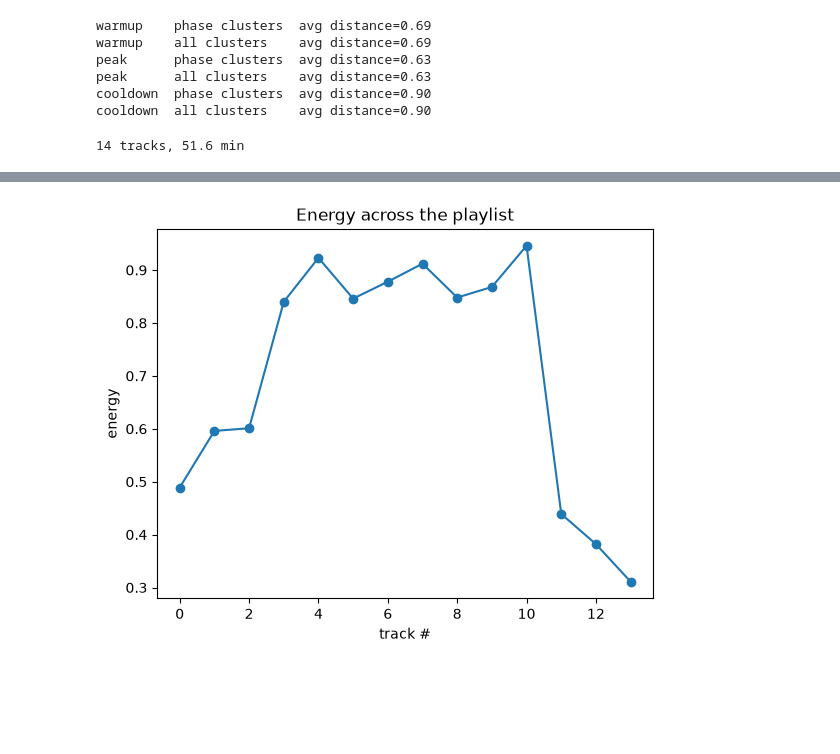
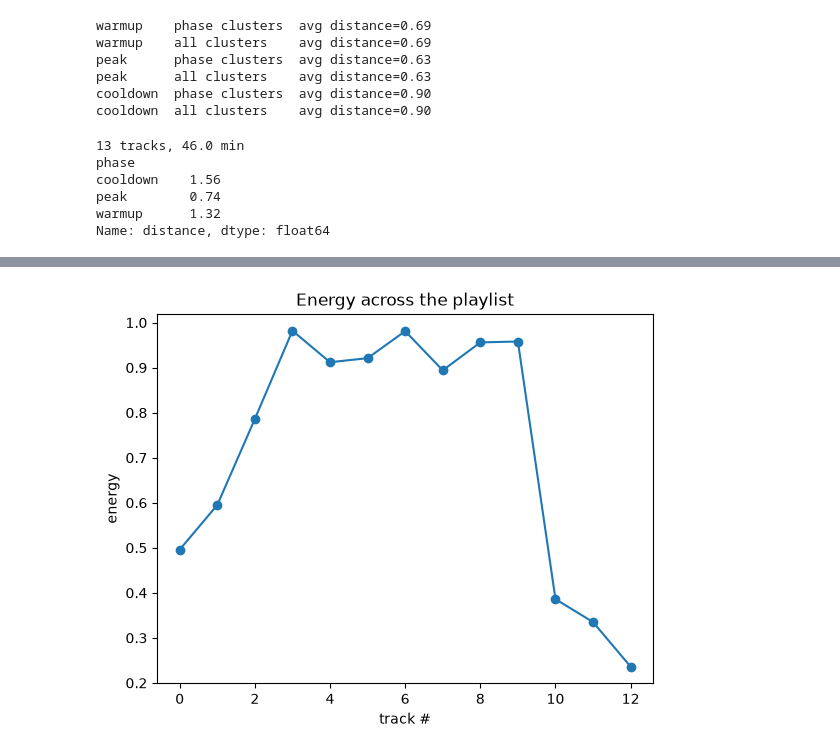
Before and after one commit to pranav-hariharan/pump-sync, a Jupyter notebook: notebooks/01_explore.ipynb, the cells around one changed output, grey strips where cells are left out. Drawn from its saved outputs; the diff is of its cells as text; code cells hidden in the pictures; blank space fills up the shorter version.

Commit message:
Added Gemini mood parser grounded in cluster profiles

```diff
--- a/notebooks/01_explore.ipynb
+++ b/notebooks/01_explore.ipynb
@@ -220,6 +220,23 @@ PHASE_CLUSTERS = {
     "cooldown": [3],
 }
 
+def phase_bounds(clusters, low=5, high=95):
+    sub = df[df["cluster"].isin(clusters)]
+    return {f: (sub[f].quantile(low / 100), sub[f].quantile(high / 100))
+            for f in FEATURES}
+
+PHASE_BOUNDS = {p: phase_bounds(c) for p, c in PHASE_CLUSTERS.items()}
+
+def fit_plan_to_data(plan):
+    """Pull each LLM target into the range of songs that exist for that phase."""
+    return {phase: {f: min(max(v, PHASE_BOUNDS[phase][f][0]), PHASE_BOUNDS[phase][f][1])
+                    for f, v in vec.items()}
+            for phase, vec in plan.items()}
+
+fitted = fit_plan_to_data(plan)
+for phase, vec in fitted.items():
+    print(phase, {k: round(v, 2) for k, v in vec.items()})
+
 df["cluster_name"] = df["cluster"].map(CLUSTER_NAMES)
 df["cluster_name"].value_counts()
 # %% [output]
@@ -375,7 +395,7 @@ cooldown  all clusters    avg distance=0.90
 import matplotlib.pyplot as plt
 
 def fill_phase(target, clusters, budget_ms, used_ids, artist_counts,
-               max_per_artist=2, seed=None):
+               max_per_artist=2, tolerance_ms=60_000, seed=None):
     # n == pool_size, so this returns the whole pool of closest matches
     pool = top_matches(target, clusters, n=60, pool_size=60, seed=seed)
     pool = pool.sample(frac=1, random_state=seed)  # shuffle for variety
@@ -387,6 +407,9 @@ def fill_phase(target, clusters, budget_ms, used_ids, artist_counts,
         artist = row["main_artist"]
         if row["track_id"] in used_ids or artist_counts.get(artist, 0) >= max_per_artist:
             continue
+        # Skip songs that would push this phase well past its time budget
+        if total + row["duration_ms"] > budget_ms + tolerance_ms:
+            continue
         chosen.append(row)
         total += row["duration_ms"]
         used_ids.add(row["track_id"])
@@ -394,32 +417,35 @@ def fill_phase(target, clusters, budget_ms, used_ids, artist_counts,
     return pd.DataFrame(chosen)
 
 
-def build_playlist(duration_min=45, seed=None):
+def build_playlist(plan, duration_min=45, seed=None):
     total_ms = duration_min * 60_000
     used_ids, artist_counts = set(), {}
 
-    warmup = fill_phase(warmup_target, PHASE_CLUSTERS["warmup"], 0.2 * total_ms,
+    warmup = fill_phase(plan["warmup"], PHASE_CLUSTERS["warmup"], 0.2 * total_ms,
                         used_ids, artist_counts, seed=seed)
-    peak = fill_phase(peak_target, PHASE_CLUSTERS["peak"], 0.6 * total_ms,
+    peak = fill_phase(plan["peak"], PHASE_CLUSTERS["peak"], 0.6 * total_ms,
                       used_ids, artist_counts, seed=seed)
-    cooldown = fill_phase(cooldown_target, PHASE_CLUSTERS["cooldown"], 0.2 * total_ms,
+    cooldown = fill_phase(plan["cooldown"], PHASE_CLUSTERS["cooldown"], 0.2 * total_ms,
                           used_ids, artist_counts, seed=seed)
 
-    # Warmup ramps up, cooldown winds down
     warmup = warmup.sort_values("energy").assign(phase="warmup")
     peak = peak.assign(phase="peak")
     cooldown = cooldown.sort_values("energy", ascending=False).assign(phase="cooldown")
-
     return pd.concat([warmup, peak, cooldown], ignore_index=True)
 
 
-pl = build_playlist(45, seed=1)
+pl = build_playlist(fitted, 45, seed=1)
 print(f"{len(pl)} tracks, {pl['duration_ms'].sum() / 60_000:.1f} min")
-display(pl[["phase", "track_name", "artists", "track_genre", "energy", "tempo"]])
+print(pl.groupby("phase")["distance"].mean().round(2))
 
 plt.plot(pl["energy"].values, marker="o")
 plt.title("Energy across the playlist")
 plt.xlabel("track #"); plt.ylabel("energy")
 plt.show()
 # %% [output]
-14 tracks, 51.6 min
+13 tracks, 46.0 min
+phase
+cooldown    1.56
+peak        0.74
+warmup      1.32
+Name: distance, dtype: float64
@@ -441 +452 @@ plt.show()
-[figure, old version]
+[figure, new version]
```
Also changed, not shown: parts of 4 cells of this notebook, 1 other file.
